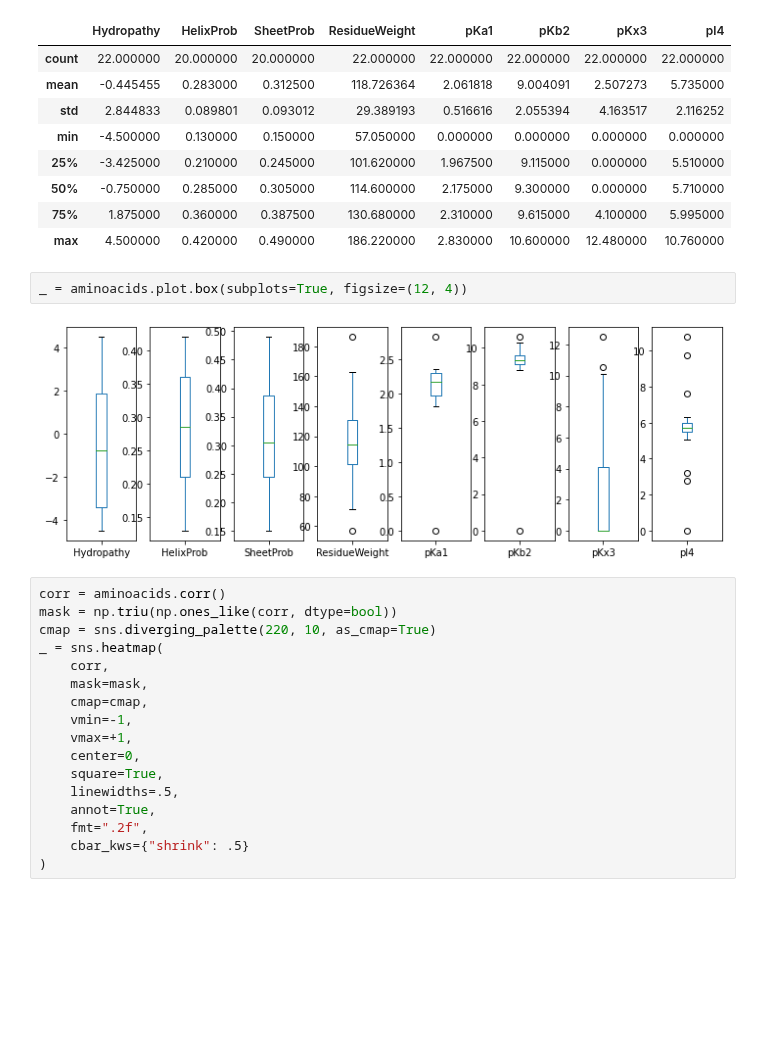
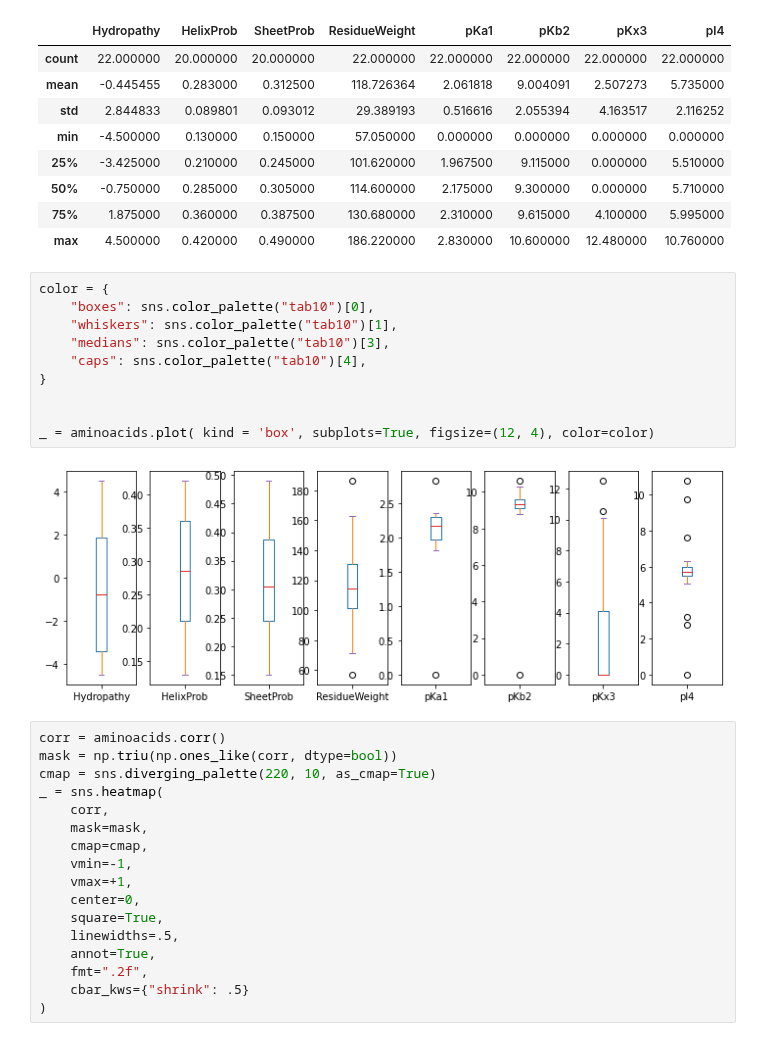
Before and after one commit to AlessioZanga/BioHackaton2021, a Jupyter notebook: aminoacids_properties.ipynb, the cells around one changed output. Drawn from its saved outputs; the diff is of its cells as text; blank space fills up the shorter version.

Commit message:
Boxplot Color
Added the color to the boxplot

```diff
--- a/aminoacids_properties.ipynb
+++ b/aminoacids_properties.ipynb
@@ -198,10 +197,18 @@ aminoacids.describe()
 | 50% | -0.750000 | 0.285000 | 0.305000 | 114.600000 | 2.175000 | 9.300000 | 0.000000 | 5.710000 |
 | 75% | 1.875000 | 0.360000 | 0.387500 | 130.680000 | 2.310000 | 9.615000 | 4.100000 | 5.995000 |
 | max | 4.500000 | 0.420000 | 0.490000 | 186.220000 | 2.830000 | 10.600000 | 12.480000 | 10.760000 |
-# %%
-_ = aminoacids.plot.box(subplots=True, figsize=(12, 4))
-# %% [output]
-[figure, removed]
+# %%
+color = {
+    "boxes": sns.color_palette("tab10")[0],
+    "whiskers": sns.color_palette("tab10")[1],
+    "medians": sns.color_palette("tab10")[3],
+    "caps": sns.color_palette("tab10")[4],
+}
+
+
+_ = aminoacids.plot( kind = 'box', subplots=True, figsize=(12, 4), color=color)
+# %% [output]
+[figure, added]
 # %%
 corr = aminoacids.corr()
 mask = np.triu(np.ones_like(corr, dtype=bool))
```
Also changed, not shown: parts of 2 cells of this notebook, 1 other file.
